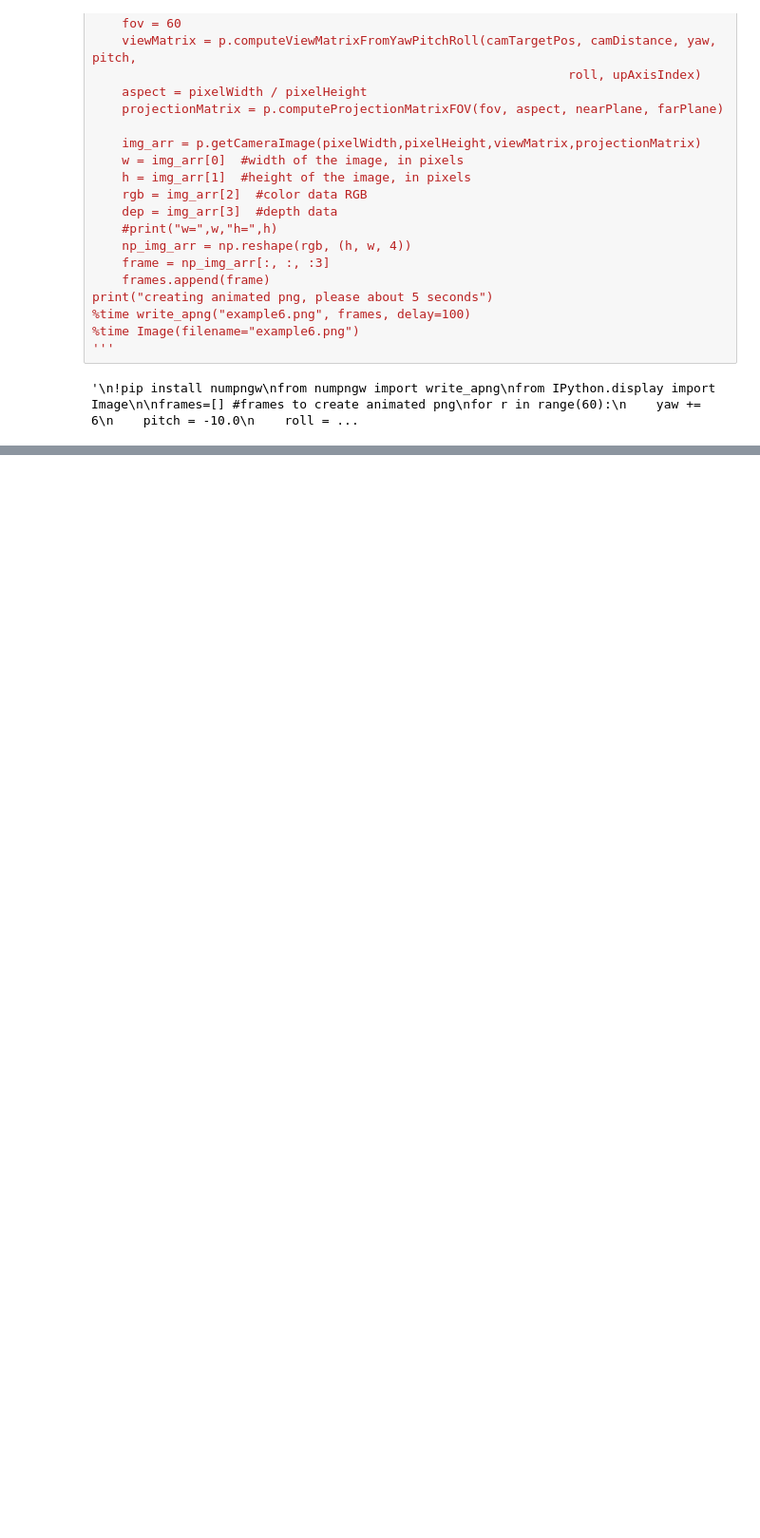
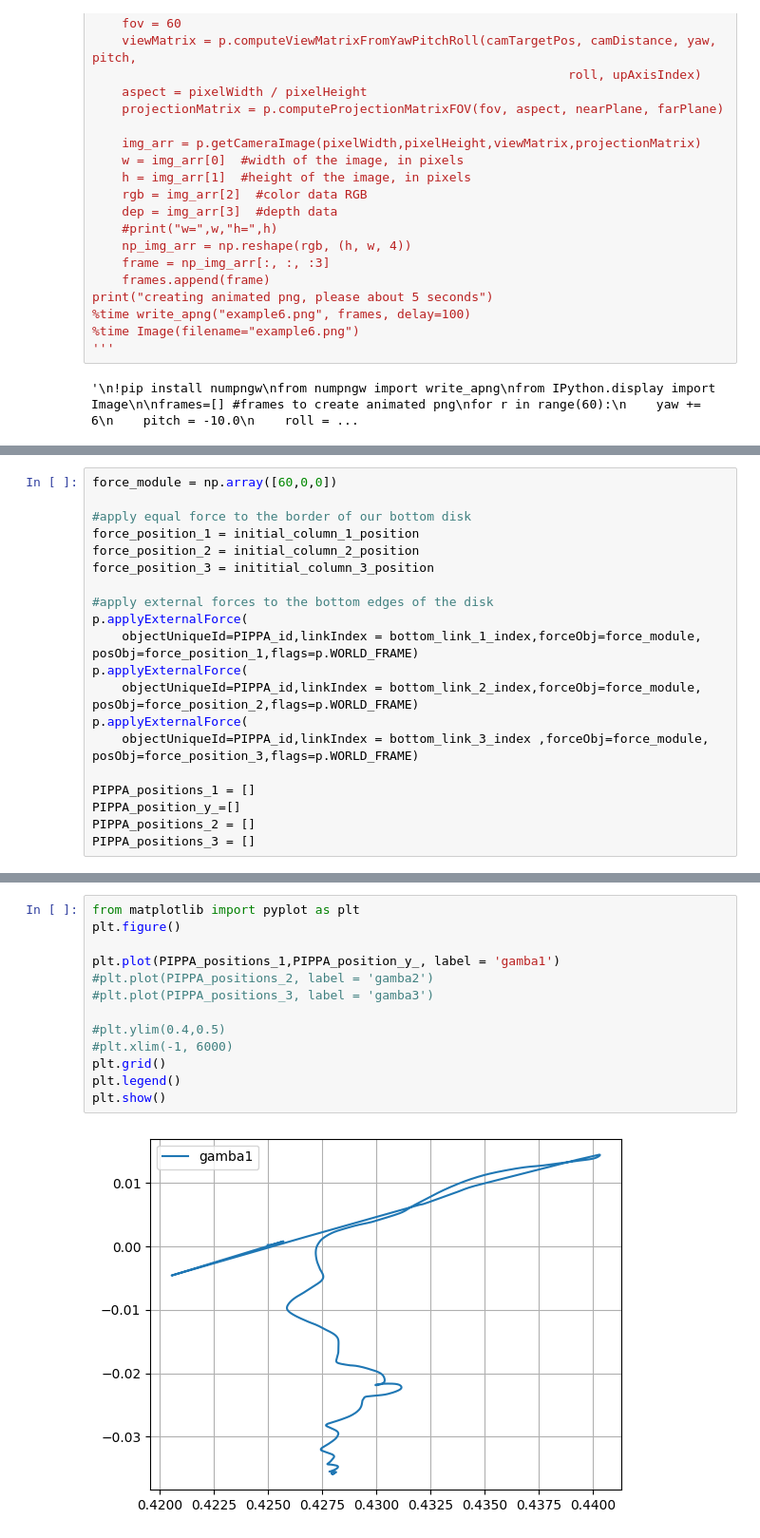
Before and after one commit to Gaianeve/Real_Mega_Fufi, a Jupyter notebook: Robot/PIPPA_spectrum.ipynb, the cells around one changed output, grey strips where cells are left out. Shown at 95% size. Cells and saved outputs as stored; diff of their text form; blank space fills up the shorter version.

```diff
--- a/Robot/PIPPA_spectrum.ipynb
+++ b/Robot/PIPPA_spectrum.ipynb
@@ -618,0 +526,20 @@ Wall time: 4.49 s
+# %%
+force_module = np.array([60,0,0])
+
+#apply equal force to the border of our bottom disk
+force_position_1 = initial_column_1_position
+force_position_2 = initial_column_2_position
+force_position_3 = inititial_column_3_position
+
+#apply external forces to the bottom edges of the disk
+p.applyExternalForce(
+    objectUniqueId=PIPPA_id,linkIndex = bottom_link_1_index,forceObj=force_module, posObj=force_position_1,flags=p.WORLD_FRAME)
+p.applyExternalForce(
+    objectUniqueId=PIPPA_id,linkIndex = bottom_link_2_index,forceObj=force_module, posObj=force_position_2,flags=p.WORLD_FRAME)
+p.applyExternalForce(
+    objectUniqueId=PIPPA_id,linkIndex = bottom_link_3_index ,forceObj=force_module, posObj=force_position_3,flags=p.WORLD_FRAME)
+
+PIPPA_positions_1 = []
+PIPPA_position_y_=[]
+PIPPA_positions_2 = []
+PIPPA_positions_3 = []
@@ -619,3 +612,18 @@ Wall time: 4.49 s
+# %%
+from matplotlib import pyplot as plt
+plt.figure()
+
+plt.plot(PIPPA_positions_1,PIPPA_position_y_, label = 'gamba1')
+#plt.plot(PIPPA_positions_2, label = 'gamba2')
+#plt.plot(PIPPA_positions_3, label = 'gamba3')
+
+#plt.ylim(0.4,0.5)
+#plt.xlim(-1, 6000)
+plt.grid()
+plt.legend()
+plt.show()
+# %% [output]
+[figure, added]
 # %%
 # show changes in position
 grid = widgets.Grid(2, 2)
```
Also changed, not shown: parts of 14 cells of this notebook.
